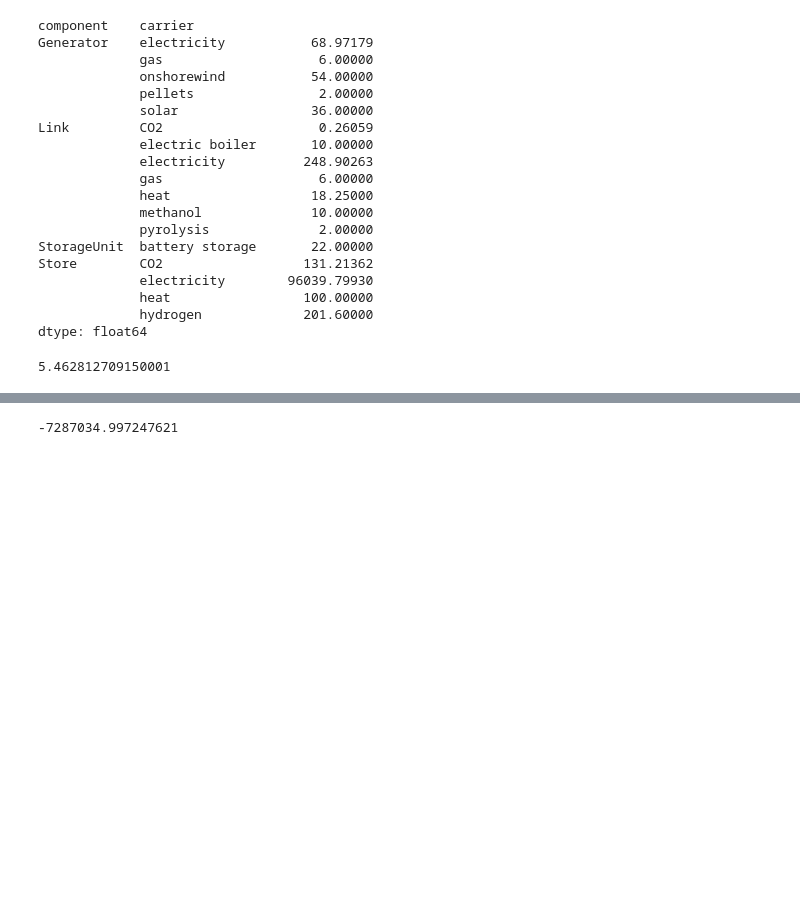
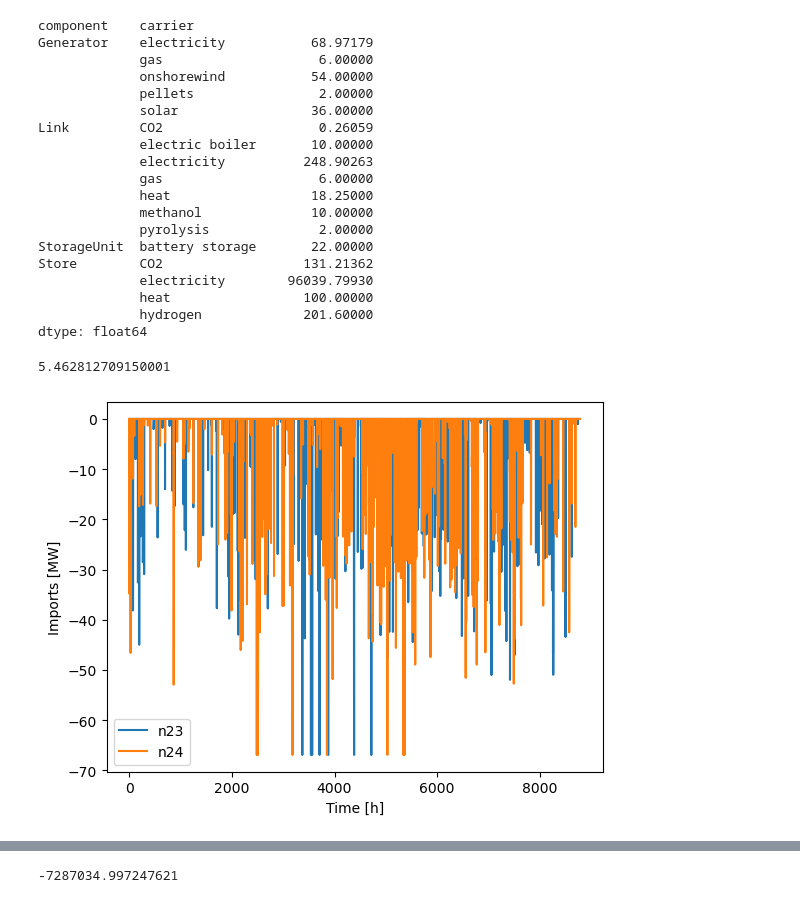
Before and after one commit to pulio12/Msc_Thesis_Greenlab_Skive, a Jupyter notebook: Test_File4.ipynb, the cells around one changed output, grey strips where cells are left out. Saved outputs shown, nothing was run; the diff lists cells and outputs as text; code cells hidden in the pictures; blank space fills up the shorter version.

```diff
--- a/Test_File4.ipynb
+++ b/Test_File4.ipynb
@@ -1097,3 +1143,12 @@ dtype: float64
 (n24.statistics.capex().sum() + n24.statistics.opex().sum())/1e6
 # %% [output]
 5.462812709150001
+# %%
+plt.plot(n23.links_t.p1["Imports"].values, label="n23")
+plt.plot(n24.links_t.p1["Imports"].values, label="n24")
+plt.legend()
+plt.ylabel("Imports [MW]")
+plt.xlabel("Time [h]")
+plt.show()
+# %% [output]
+[figure, added]
```
Also changed, not shown: parts of 7 cells of this notebook, 1 other file.
